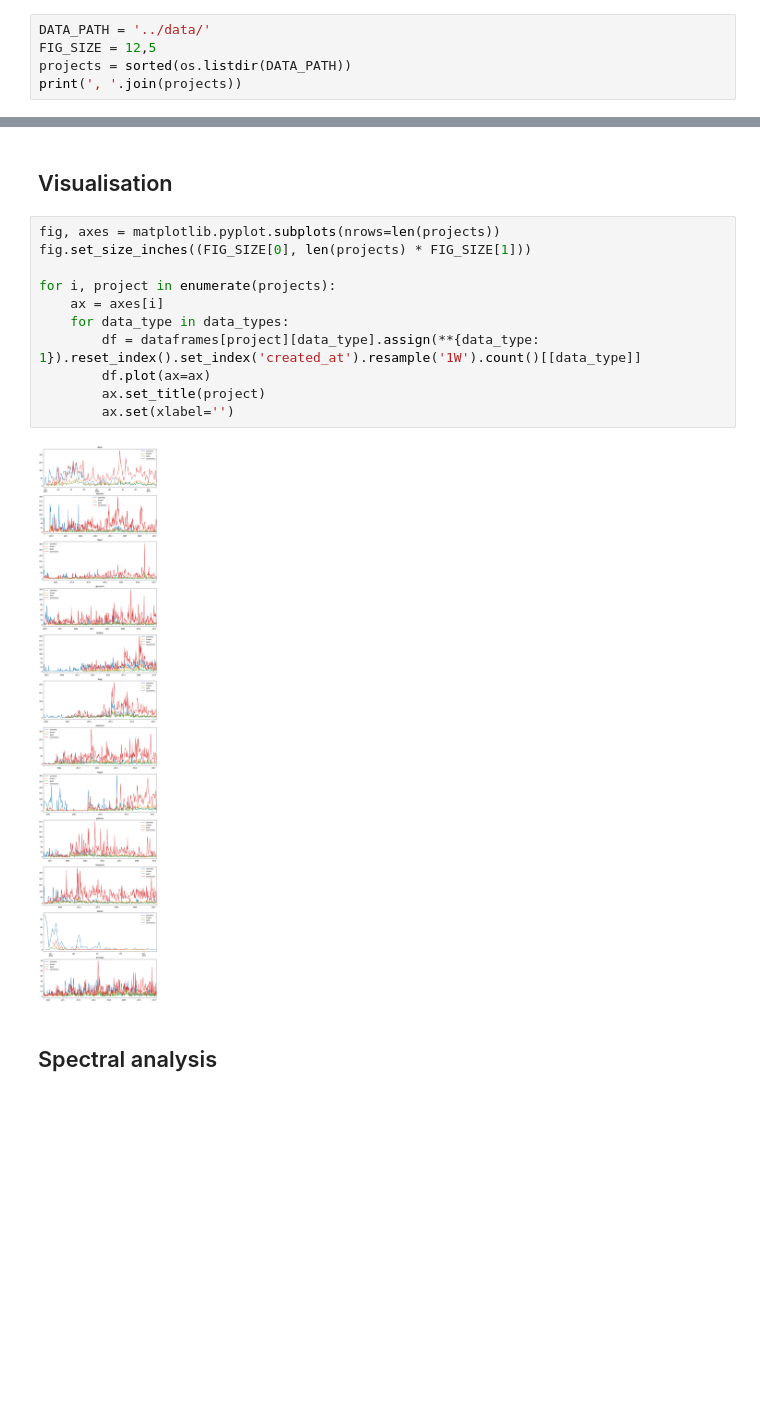
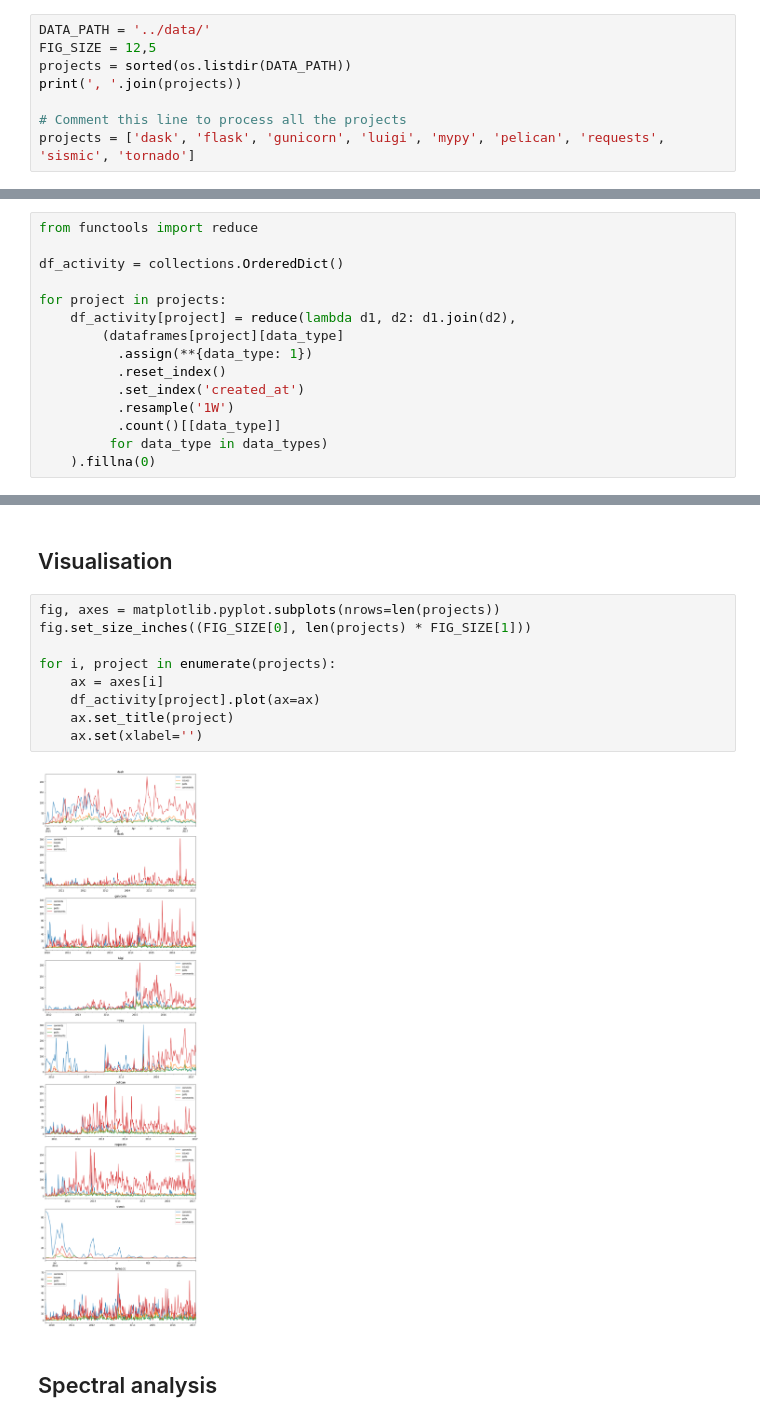
Before and after one commit to AlexandreDecan/activity-analysis, a Jupyter notebook: notebooks/Exploratory.ipynb, the cells around one changed output, grey strips where cells are left out. Drawn from its saved outputs; the diff is of its cells as text; blank space fills up the shorter version.

Commit message:
Data scaling

```diff
--- a/notebooks/Exploratory.ipynb
+++ b/notebooks/Exploratory.ipynb
@@ -14,6 +14,9 @@ DATA_PATH = '../data/'
 FIG_SIZE = 12,5
 projects = sorted(os.listdir(DATA_PATH))
 print(', '.join(projects))
+
+# Comment this line to process all the projects
+projects = ['dask', 'flask', 'gunicorn', 'luigi', 'mypy', 'pelican', 'requests', 'sismic', 'tornado']
 # %% [output]
 dask, express, flask, gunicorn, lodash, luigi, moment, mypy, pelican, requests, sismic, tornado
 # %%
@@ -52,6 +55,21 @@ df_commits = group_dataframe(dataframes, 'commits')
 df_issues = group_dataframe(dataframes, 'issues')
 df_pulls = group_dataframe(dataframes, 'pulls')
 df_comments = group_dataframe(dataframes, 'comments')
+# %%
+from functools import reduce
+
+df_activity = collections.OrderedDict()
+
+for project in projects:
+    df_activity[project] = reduce(lambda d1, d2: d1.join(d2),
+        (dataframes[project][data_type]
+          .assign(**{data_type: 1})
+          .reset_index()
+          .set_index('created_at')
+          .resample('1W')
+          .count()[[data_type]]
+         for data_type in data_types)
+    ).fillna(0)
 # %% [markdown]
 # Description
 # %% [markdown]
@@ -59,16 +77,14 @@ df_comments = group_dataframe(dataframes, 'comments')
 # %%
 fig, axes = matplotlib.pyplot.subplots(nrows=len(projects))
 fig.set_size_inches((FIG_SIZE[0], len(projects) * FIG_SIZE[1]))
 
 for i, project in enumerate(projects):
     ax = axes[i]
-    for data_type in data_types:
-        df = dataframes[project][data_type].assign(**{data_type: 1}).reset_index().set_index('created_at').resample('1W').count()[[data_type]]
-        df.plot(ax=ax)
-        ax.set_title(project)
-        ax.set(xlabel='')
+    df_activity[project].plot(ax=ax)
+    ax.set_title(project)
+    ax.set(xlabel='')
 # %% [output]
-[figure, old version]
+[figure, new version]
 # %% [markdown]
 ## Spectral analysis
 # %%
```
Also changed, not shown: parts of 7 cells of this notebook.
